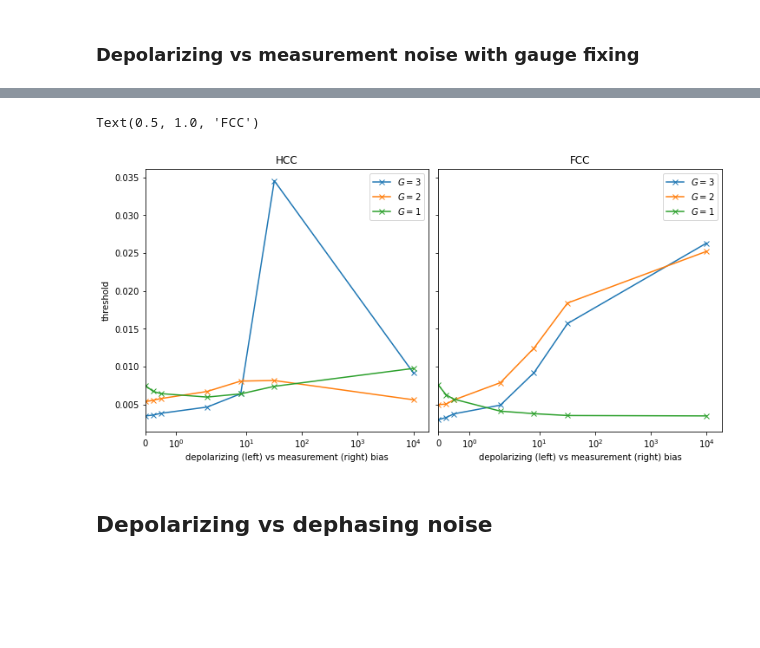
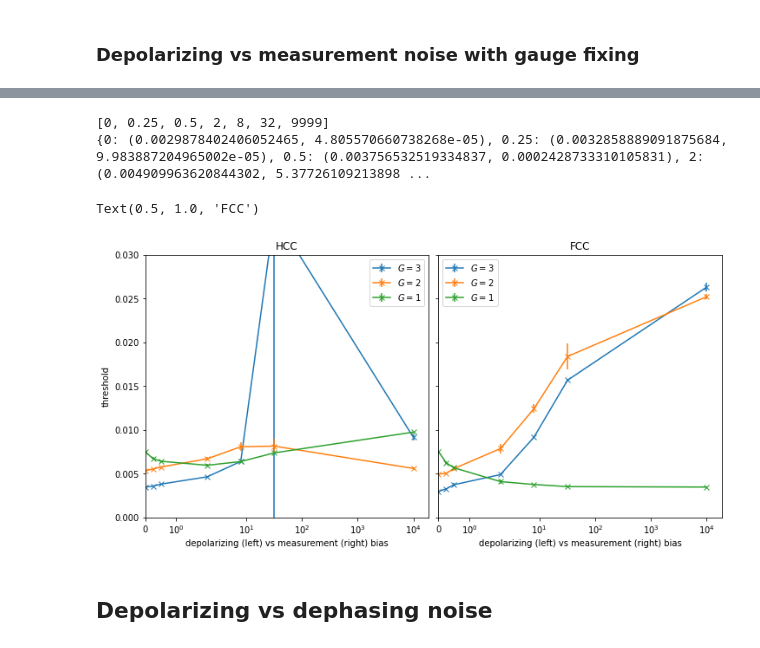
Before and after one commit to peter-janderks/floquet_colour_codes_numerics, a Jupyter notebook: phenomenological_noise_experiments/plot_results_phenomenological_noise.ipynb, the cells around one changed output, grey strips where cells are left out. Saved outputs shown, nothing was run; the diff lists cells and outputs as text; code cells hidden in the pictures; blank space fills up the shorter version.

```diff
--- a/phenomenological_noise_experiments/plot_results_phenomenological_noise.ipynb
+++ b/phenomenological_noise_experiments/plot_results_phenomenological_noise.ipynb
@@ -101,3 +23,21 @@ all_thresholds_fcc['beliefmatching'] = dict()
+# %%
+#os.system(f"cp data_31_7/all_data_final_new.csv data_31_7/all_data_final_new_backup.csv")
+#os.system(f"sinter combine resume_31_7_extra/data_HoneycombCode.csv resume_31_7_extra/data_FloquetColourCode.csv data_31_7/all_data_final_new.csv > data_7_8/combined_data.csv")
+
+samples = sinter.stats_from_csv_files('data_7_8/combined_data.csv')
+biases = []
+
+for sample in samples:
+    if sample.json_metadata['bias'] not in biases:
+        biases.append(sample.json_metadata['bias'])
+biases.sort()
+
+all_thresholds_hcc = dict()
+all_thresholds_fcc = dict()
+all_thresholds_hcc['pymatching'] = dict()
+all_thresholds_hcc['beliefmatching'] = dict()
+all_thresholds_fcc['pymatching'] = dict()
+all_thresholds_fcc['beliefmatching'] = dict()
 # %% [markdown]
 ### Depolarizing vs measurement noise with gauge fixing
 # %%
@@ -275,39 +130,41 @@ for index,bias in enumerate(biases):
 # %%
 # make two axis.
 fig, ax = plt.subplots(1,2,figsize=(10,5), sharey=True, constrained_layout=True)
 
-biases = [bias for bias in thresholds_fcc]
-
-biases_fcc2 = [bias for bias in thresholds_fcc2]
-biases_fcc2.sort()
-biases_fcc3 = [bias for bias in thresholds_fcc3]
-biases_fcc3.sort()
+biases = [bias for bias in thresholds_fcc3.keys()]
 biases.sort()
-biases_hcc3 = [bias for bias in thresholds_hcc3].sort()
+print(biases)
 plot_thresholds_hcc3 = [thresholds_hcc3[bias] for bias in biases]
 plot_thresholds_hcc2 = [thresholds_hcc2[bias] for bias in biases]
 plot_thresholds_fcc = [thresholds_fcc[bias] for bias in biases]
 plot_thresholds_fcc2 = [thresholds_fcc2[bias] for bias in biases_fcc2]
 plot_thresholds_hcc = [thresholds_hcc[bias] for bias in biases]
 plot_thresholds_fcc3 = [thresholds_fcc3[bias] for bias in biases_fcc3]
 
-ax[1].plot(biases_fcc3, plot_thresholds_fcc3, label='$G=3$', marker='x')
-ax[1].plot(biases_fcc2, plot_thresholds_fcc2, label='$G=2$', marker='x')
-ax[0].plot(biases, plot_thresholds_hcc3,label='$G=3$', marker='x')
-ax[0].plot(biases, plot_thresholds_hcc2,label='$G=2$', marker='x')
-ax[0].plot(biases, plot_thresholds_fcc,label='$G=1$', marker='x')
-ax[1].plot(biases, plot_thresholds_hcc, label='$G=1$', marker='x')
+print(thresholds_fcc3)
+
+ax[1].errorbar(biases, [thresholds_fcc3[bias][0] for bias in biases],yerr=[thresholds_fcc3[bias][1] for bias in biases], label='$G=3$', marker='x')
+ax[1].errorbar(biases, [thresholds_fcc2[bias][0] for bias in biases],yerr=[thresholds_fcc2[bias][1] for bias in biases], label='$G=2$', marker='x')
+ax[0].errorbar(biases, [thresholds_hcc3[bias][0] for bias in biases],yerr=[thresholds_hcc3[bias][1] for bias in biases],label='$G=3$', marker='x')
+ax[0].errorbar(biases, [thresholds_hcc2[bias][0] for bias in biases],yerr=[thresholds_hcc2[bias][1] for bias in biases],label='$G=2$', marker='x')
+ax[0].errorbar(biases, [thresholds_fcc[bias][0] for bias in biases],yerr=[thresholds_fcc[bias][1] for bias in biases],label='$G=1$', marker='x')
+ax[1].errorbar(biases, [thresholds_hcc[bias][0] for bias in biases],yerr=[thresholds_hcc[bias][1] for bias in biases], label='$G=1$', marker='x')
+
+
 for a in ax:
     a.set_xscale('symlog')
     a.set_xlabel('depolarizing (left) vs measurement (right) bias')
     a.legend()
     a.set_xlim(0,19000)
+ax[0].set_ylim(0,0.03)
 ax[0].set_ylabel('threshold')
 ax[0].set_title('HCC')
 ax[1].set_title('FCC')
 # %% [output]
-Text(0.5, 1.0, 'FCC')
+[0, 0.25, 0.5, 2, 8, 32, 9999]
+{0: (0.0029878402406052465, 4.805570660738268e-05), 0.25: (0.0032858889091875684, 9.983887204965002e-05), 0.5: (0.003756532519334837, 0.0002428733310105831), 2: (0.004909963620844302, 5.37726109213898 ...
+Text(0.5, 1.0, 'FCC')
-[figure, old version]
+[figure, new version]
 # %% [markdown]
 ## Depolarizing vs dephasing noise
 # %%
```
Also changed, not shown: parts of 11 cells of this notebook, 2 other files.
